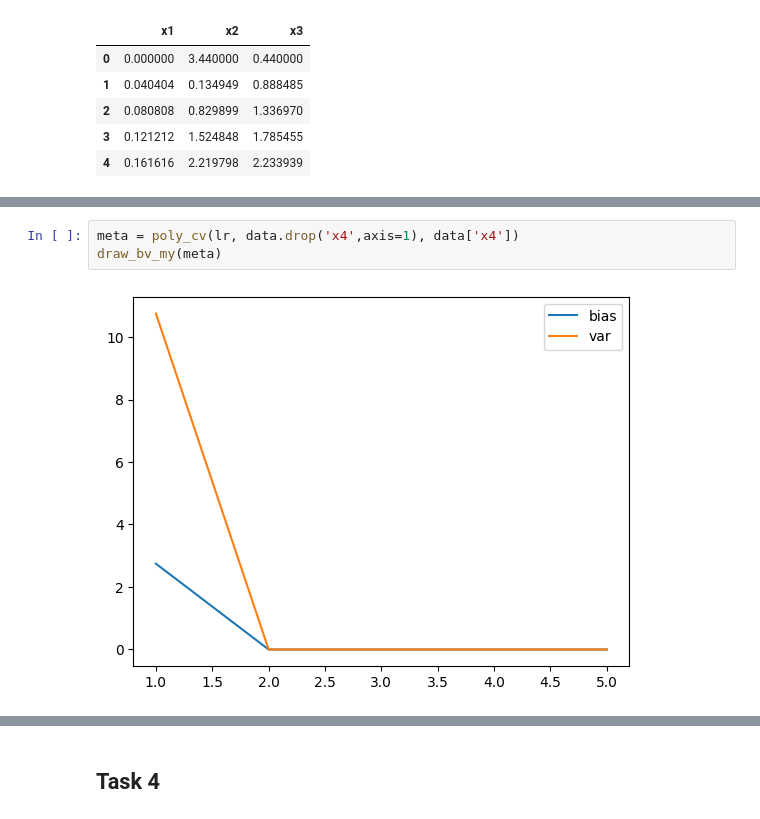
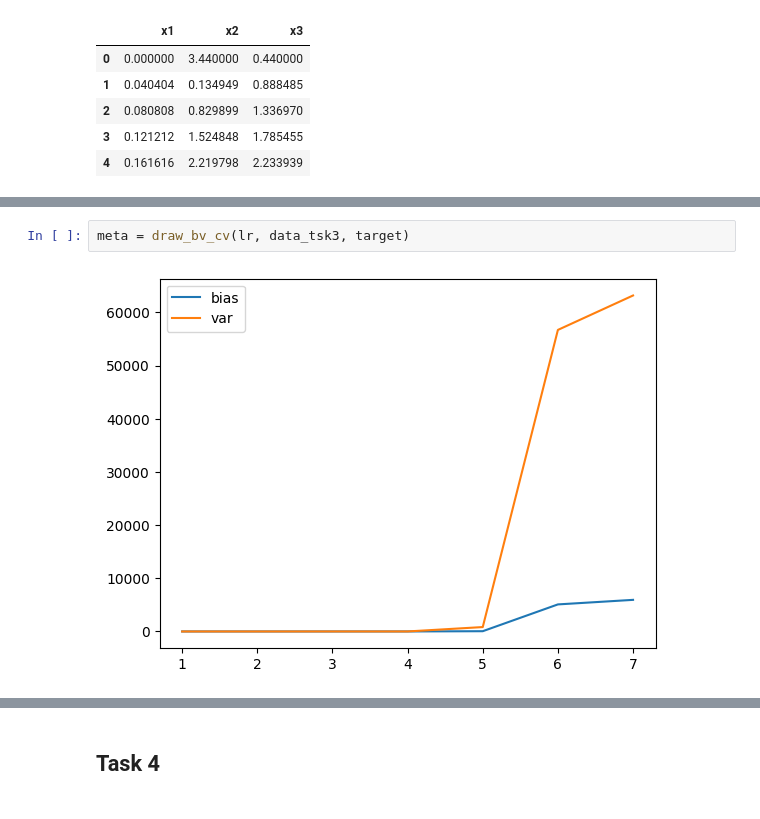
Before and after one commit to sxvxmx/hw_ml, a Jupyter notebook: hw1.ipynb, the cells around one changed output, grey strips where cells are left out. Saved outputs shown, nothing was run; the diff lists cells and outputs as text.

```diff
--- a/hw1.ipynb
+++ b/hw1.ipynb
@@ -220,8 +232,7 @@ draw_bv(lr,data_tsk3,target)
-# %%
-meta = poly_cv(lr, data.drop('x4',axis=1), data['x4'])
-draw_bv_my(meta)
-# %% [output]
-[figure, removed]
+# %%
+meta = draw_bv_cv(lr, data_tsk3, target)
+# %% [output]
+[figure, added]
 # %%
 kfld(data_tsk3, target)
 # %% [output]
```
Also changed, not shown: parts of 16 cells of this notebook.
